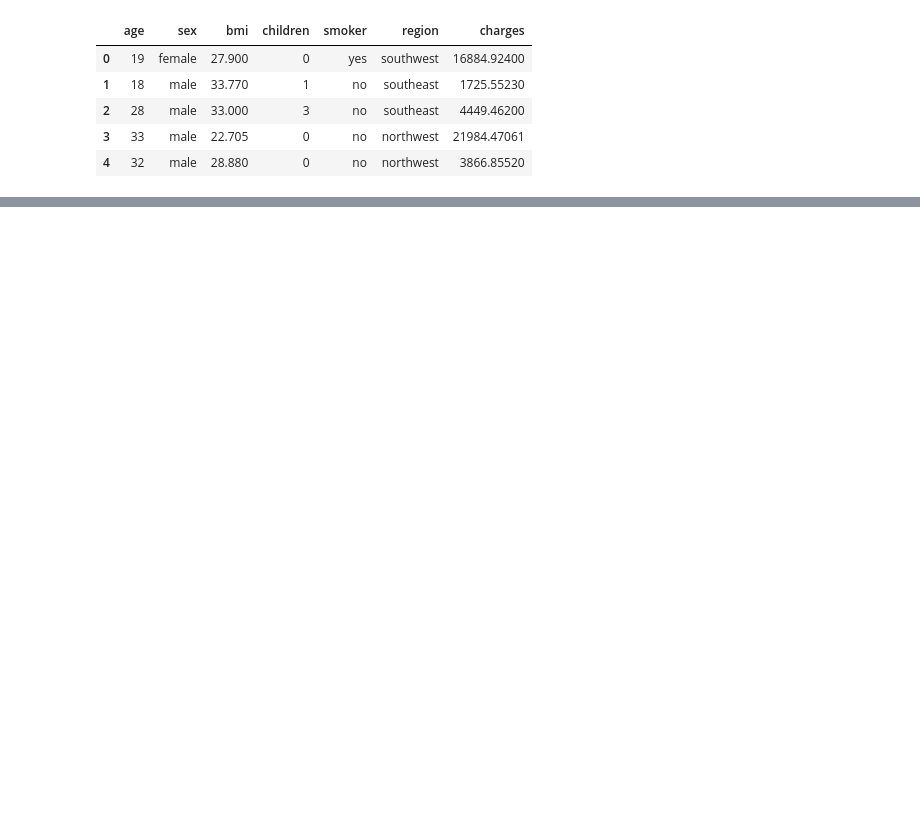
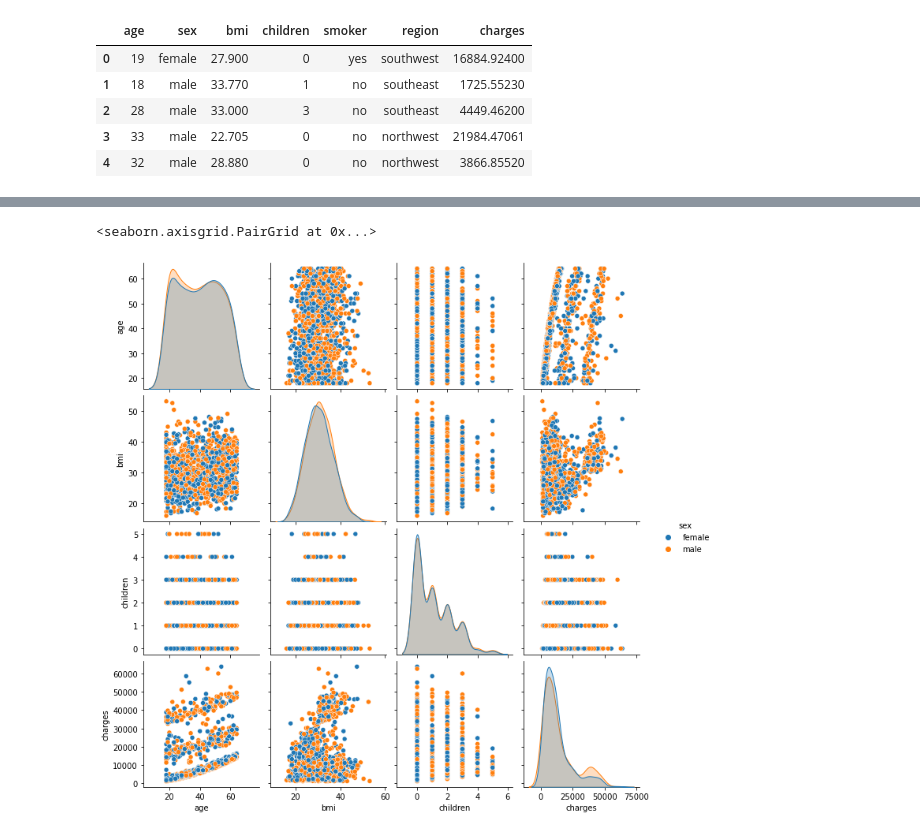
Before and after one commit to CcDenn/Data3450-project, a Jupyter notebook: 3450 project.ipynb, the cells around one changed output, grey strips where cells are left out. Drawn from its saved outputs; the diff is of its cells as text; code cells hidden in the pictures; blank space fills up the shorter version.

```diff
--- a/3450 project.ipynb
+++ b/3450 project.ipynb
@@ -41,0 +103,5 @@ df2.head()
+# %%
+sns.pairplot(df, hue="sex")
+# %% [output]
+<seaborn.axisgrid.PairGrid at 0x...>
+[figure, added]
```
Also changed, not shown: parts of 16 cells of this notebook.
